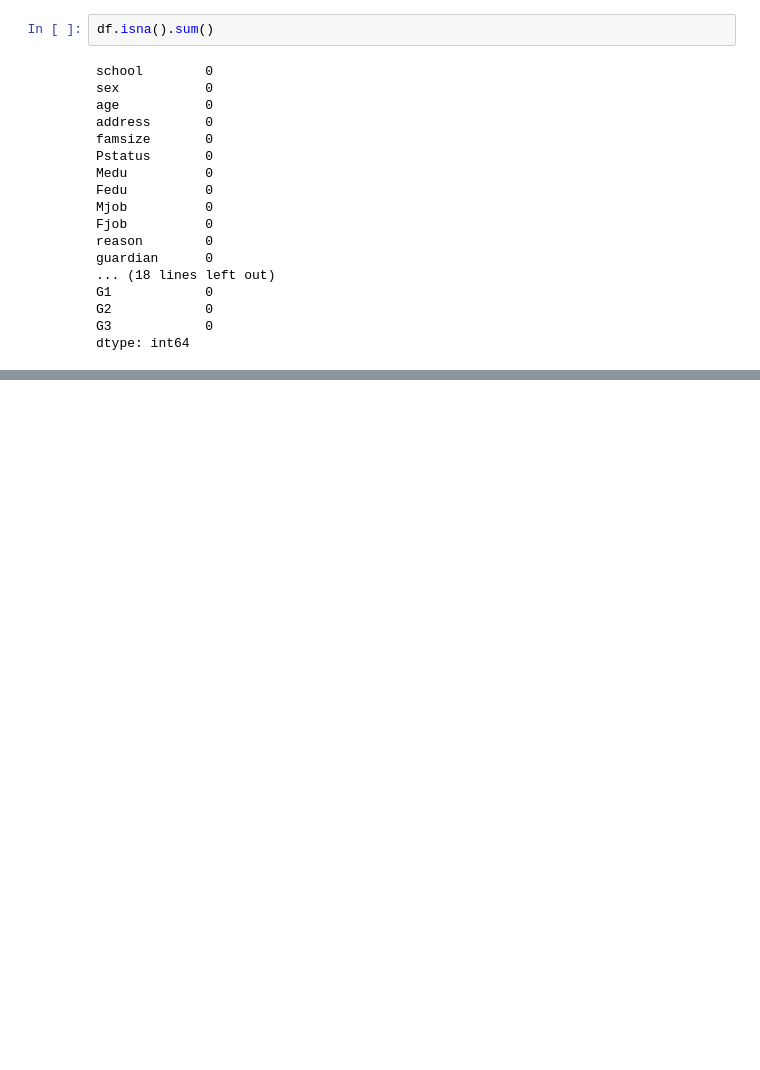
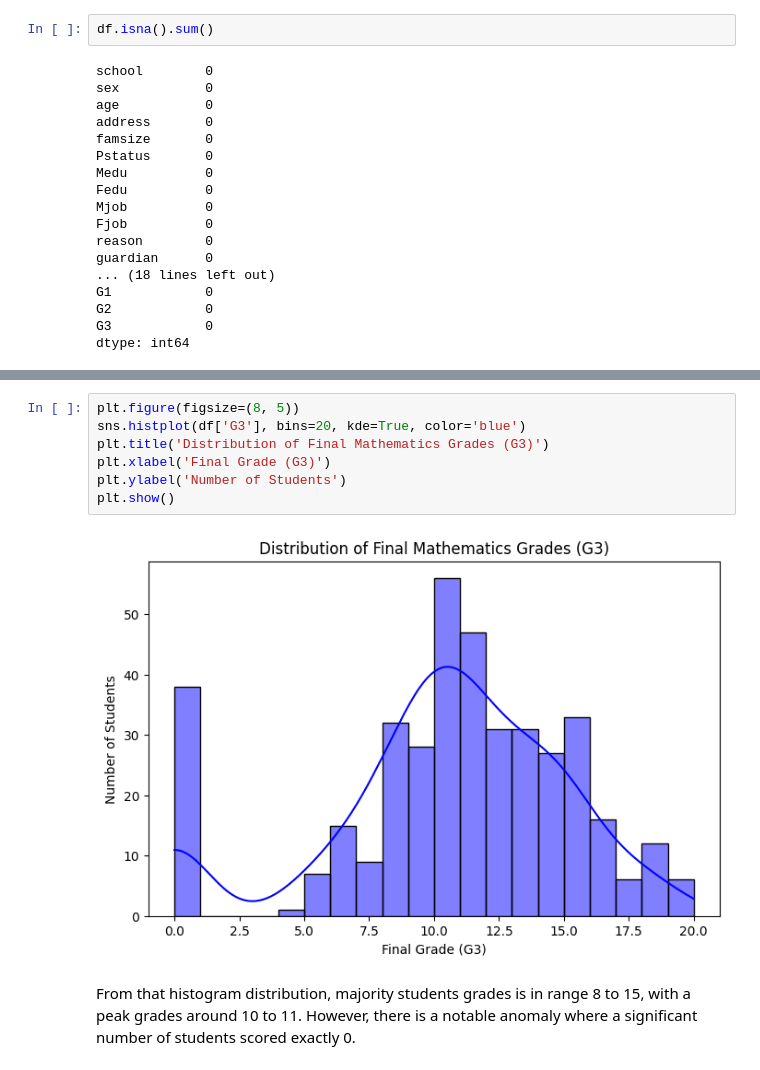
Before and after one commit to AkmalFazli27/Student-Grade-Analysis, a Jupyter notebook: notebooks/student_math.ipynb, the cells around one changed output, grey strips where cells are left out. Drawn from its saved outputs; the diff is of its cells as text; blank space fills up the shorter version.

Commit message:
Created histogram distribution

```diff
--- a/notebooks/student_math.ipynb
+++ b/notebooks/student_math.ipynb
@@ -69,0 +84,11 @@ dtype: int64
+# %%
+plt.figure(figsize=(8, 5))
+sns.histplot(df['G3'], bins=20, kde=True, color='blue')
+plt.title('Distribution of Final Mathematics Grades (G3)')
+plt.xlabel('Final Grade (G3)')
+plt.ylabel('Number of Students')
+plt.show()
+# %% [output]
+[figure, added]
+# %% [markdown]
+From that histogram distribution, majority students grades is in range 8 to 15, with a peak grades around 10 to 11. However, there is a notable anomaly where a significant number of students scored exactly 0.
```
Also changed, not shown: parts of 2 cells of this notebook.
